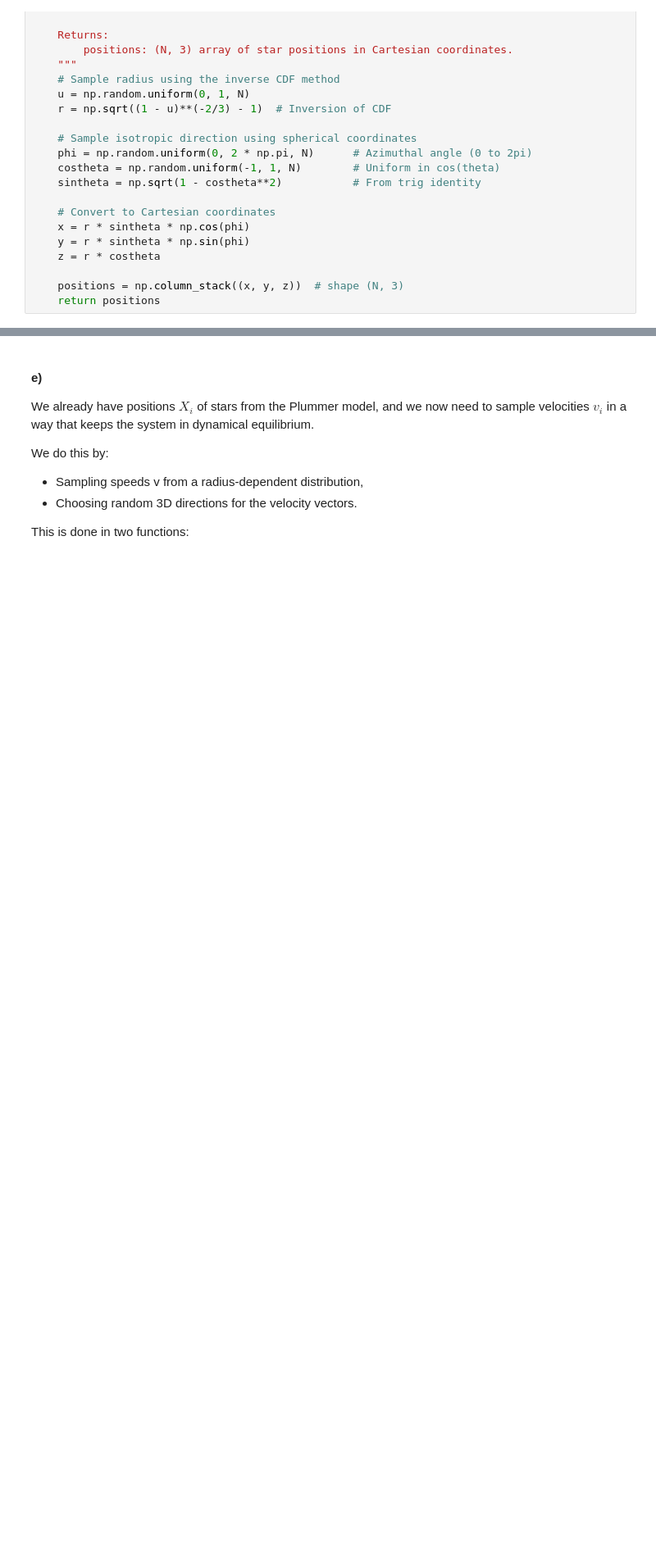
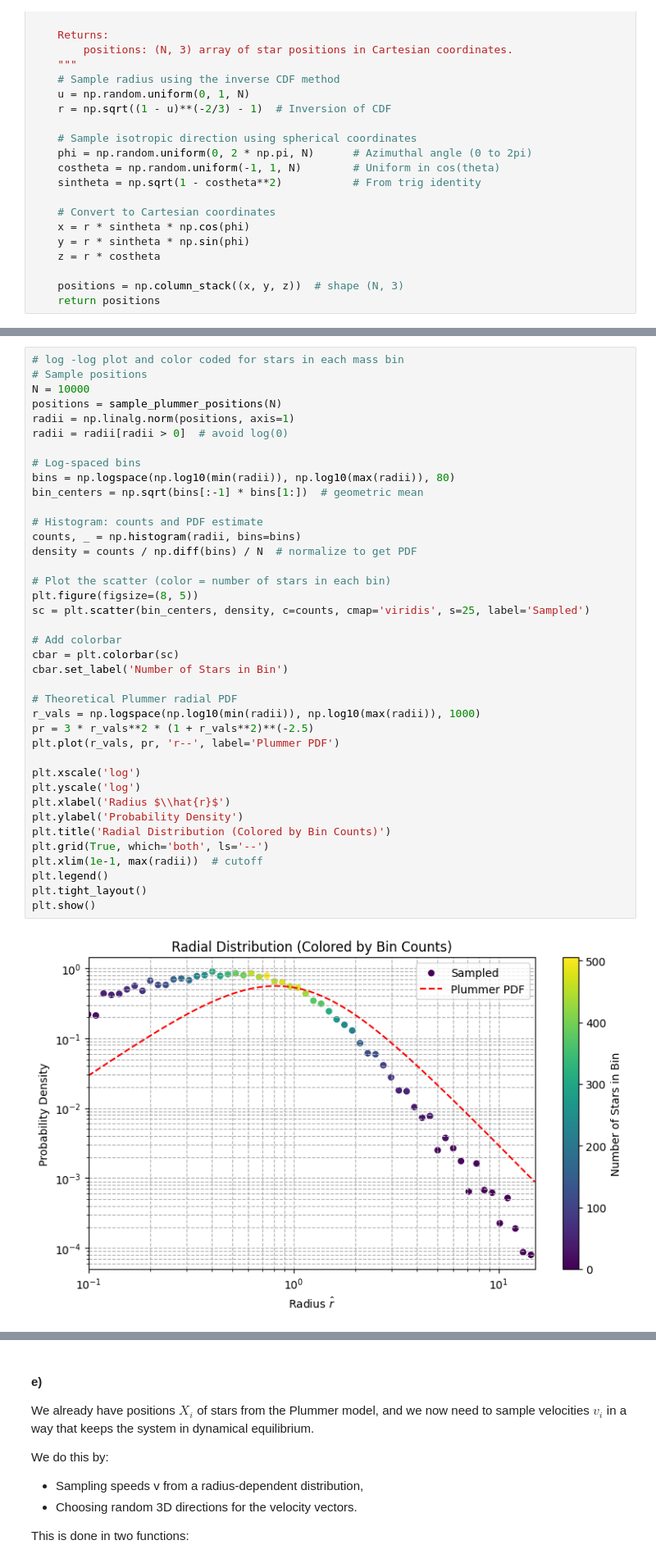
Before and after one commit to ShannonS00/Computational-Astrophysics, a Jupyter notebook: Worksheet_5_G22.ipynb, the cells around one changed output, grey strips where cells are left out. Shown at 82% size. Cells and saved outputs as stored; diff of their text form; blank space fills up the shorter version.

```diff
--- a/Worksheet_5_G22.ipynb
+++ b/Worksheet_5_G22.ipynb
@@ -178,2 +185,43 @@ plt.show()
+# %%
+# log -log plot and color coded for stars in each mass bin
+# Sample positions
+N = 10000
+positions = sample_plummer_positions(N)
+radii = np.linalg.norm(positions, axis=1)
+radii = radii[radii > 0]  # avoid log(0)
+
+# Log-spaced bins
+bins = np.logspace(np.log10(min(radii)), np.log10(max(radii)), 80)
+bin_centers = np.sqrt(bins[:-1] * bins[1:])  # geometric mean
+
+# Histogram: counts and PDF estimate
+counts, _ = np.histogram(radii, bins=bins)
+density = counts / np.diff(bins) / N  # normalize to get PDF
+
+# Plot the scatter (color = number of stars in each bin)
+plt.figure(figsize=(8, 5))
+sc = plt.scatter(bin_centers, density, c=counts, cmap='viridis', s=25, label='Sampled')
+
+# Add colorbar
+cbar = plt.colorbar(sc)
+cbar.set_label('Number of Stars in Bin')
+
+# Theoretical Plummer radial PDF
+r_vals = np.logspace(np.log10(min(radii)), np.log10(max(radii)), 1000)
+pr = 3 * r_vals**2 * (1 + r_vals**2)**(-2.5)
+plt.plot(r_vals, pr, 'r--', label='Plummer PDF')
+
+plt.xscale('log')
+plt.yscale('log')
+plt.xlabel('Radius $\\hat{r}$')
+plt.ylabel('Probability Density')
+plt.title('Radial Distribution (Colored by Bin Counts)')
+plt.grid(True, which='both', ls='--')
+plt.xlim(1e-1, max(radii))  # cutoff
+plt.legend()
+plt.tight_layout()
+plt.show()
+# %% [output]
+[figure, added]
 # %% [markdown]
 #### d) Verify that the density profile of the sampled stars approaches the desired profile $\hat{\rho}(r)$ for large N.
```
Also changed, not shown: parts of 32 cells of this notebook.
